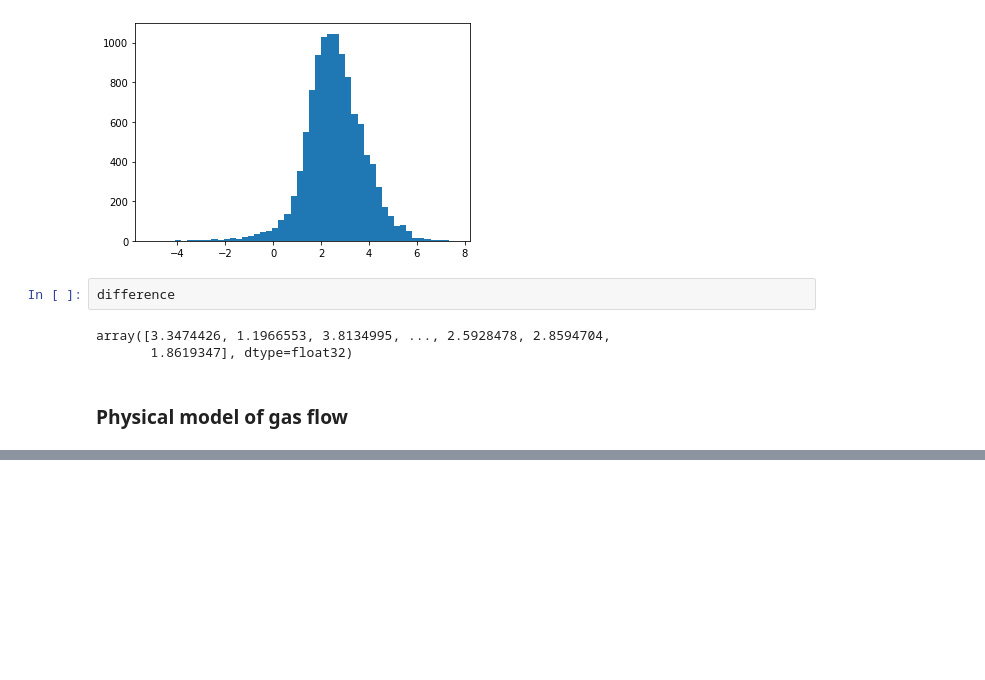
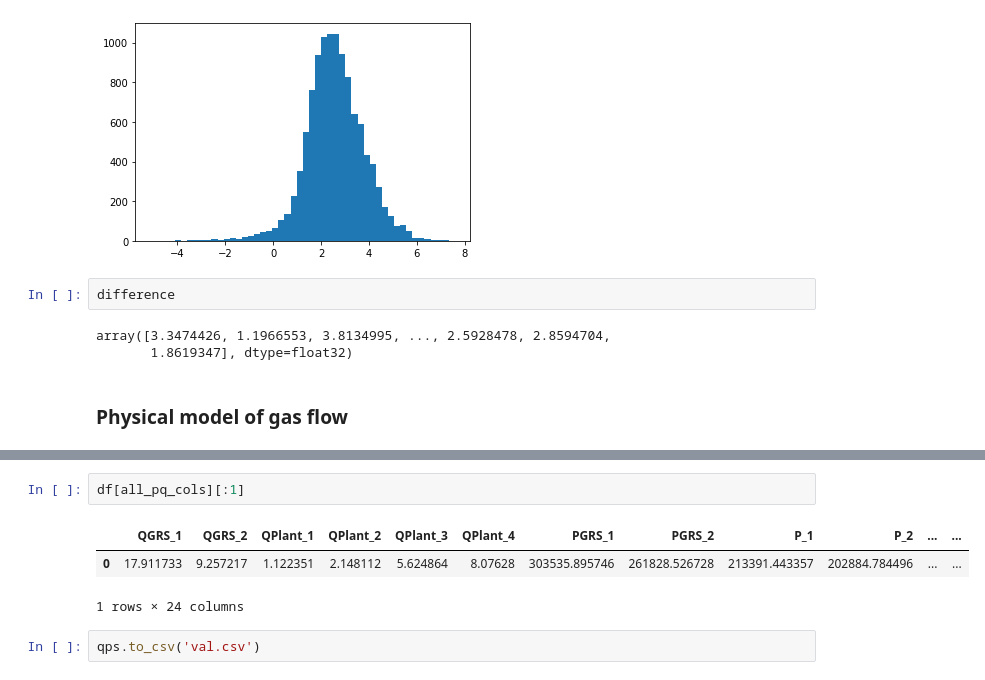
Before and after one commit to maftukh/energy-hack, a Jupyter notebook: experiments.ipynb, the cells around one changed output, grey strips where cells are left out. Cells and saved outputs as stored; diff of their text form; blank space fills up the shorter version.

```diff
--- a/experiments.ipynb
+++ b/experiments.ipynb
@@ -285,0 +576,8 @@ class GasNCity():
+# %%
+df[all_pq_cols][:1]
+# %% [output]
+|  | QGRS_1 | QGRS_2 | QPlant_1 | QPlant_2 | QPlant_3 | QPlant_4 | PGRS_1 | PGRS_2 | P_1 | P_2 | ... | ... |
+| 0 | 17.911733 | 9.257217 | 1.122351 | 2.148112 | 5.624864 | 8.07628 | 303535.895746 | 261828.526728 | 213391.443357 | 202884.784496 | ... | ... |
+1 rows × 24 columns
+# %%
+qps.to_csv('val.csv')
```
Also changed, not shown: parts of 17 cells of this notebook, 32 other files.
